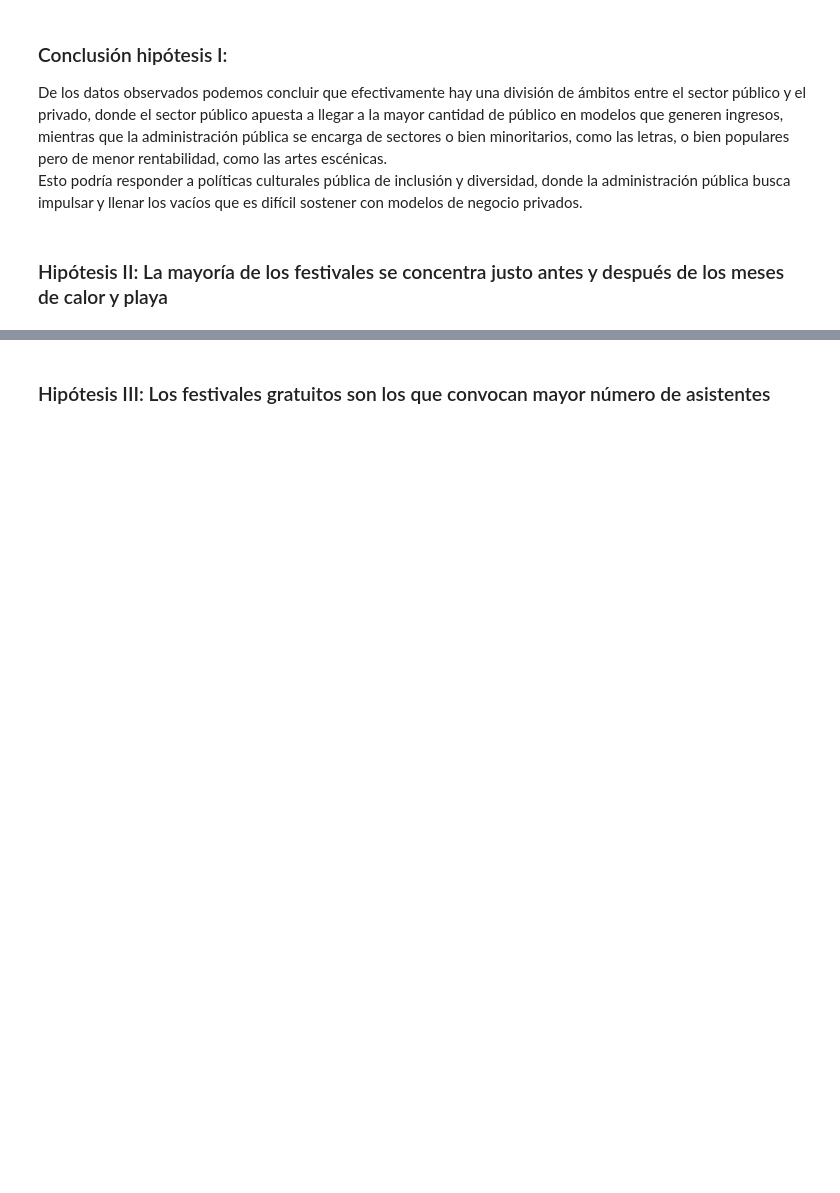
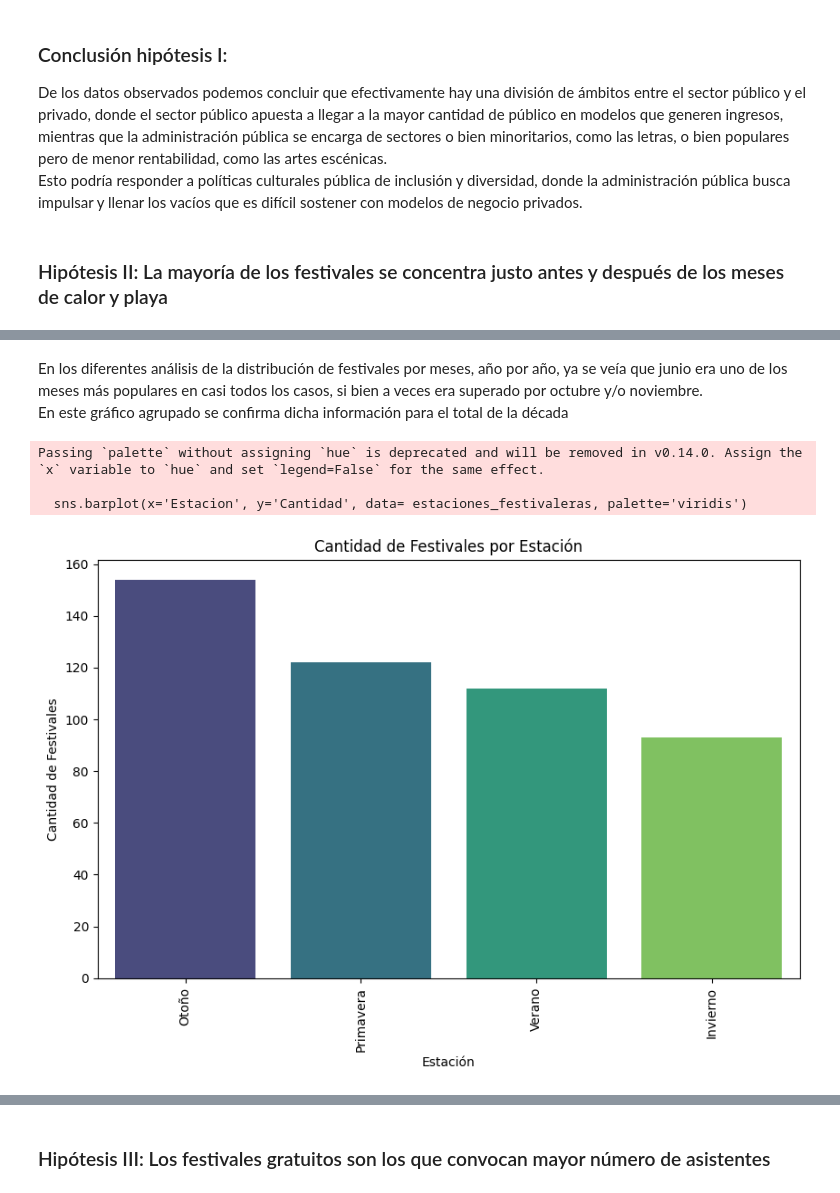
Before and after one commit to marosor/ONLINE_DS_THEBRIDGE_marosor, a Jupyter notebook: EDA/Memoria EDA.ipynb, the cells around one changed output, grey strips where cells are left out. Drawn from its saved outputs; the diff is of its cells as text; code cells hidden in the pictures; blank space fills up the shorter version.

```diff
--- a/EDA/Memoria EDA.ipynb
+++ b/EDA/Memoria EDA.ipynb
@@ -169,0 +216,18 @@ Esto podría responder a políticas culturales pública de inclusión y diversid
+# %% [markdown]
+En los diferentes análisis de la distribución de festivales por meses, año por año, ya se veía que junio era uno de los meses más populares en casi todos los casos, si bien a veces era superado por octubre y/o noviembre. <br>
+En este gráfico agrupado se confirma dicha información para el total de la década
+# %%
+estaciones_festivaleras = festivales_decada['Estacion'].value_counts().reset_index()
+estaciones_festivaleras.columns = ['Estacion', 'Cantidad']
+plt.figure(figsize=(10, 6))
+sns.barplot(x='Estacion', y='Cantidad', data= estaciones_festivaleras, palette='viridis')
+plt.title('Cantidad de Festivales por Estación')
+plt.xlabel('Estación')
+plt.ylabel('Cantidad de Festivales')
+plt.xticks(rotation=90)
+plt.show()
+# %% [output]
+Passing `palette` without assigning `hue` is deprecated and will be removed in v0.14.0. Assign the `x` variable to `hue` and set `legend=False` for the same effect.
+
+  sns.barplot(x='Estacion', y='Cantidad', data= estaciones_festivaleras, palette='viridis')
+[figure, added]
```
Also changed, not shown: parts of 10 cells of this notebook.
